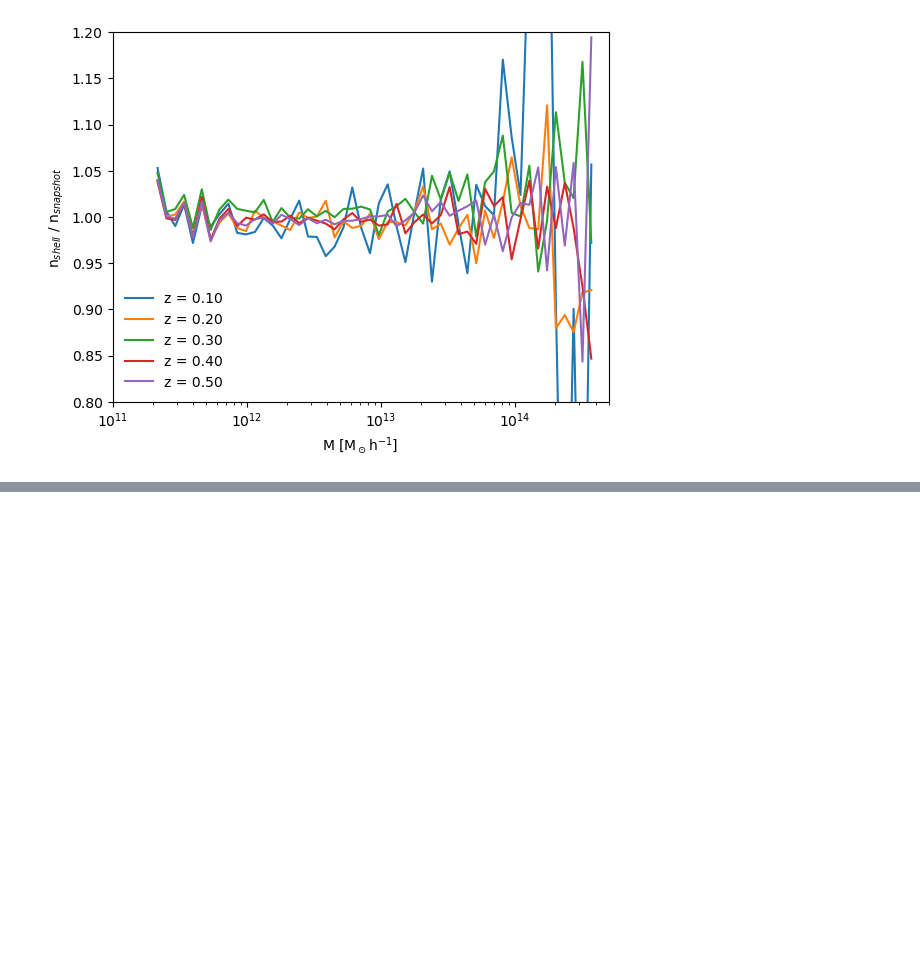
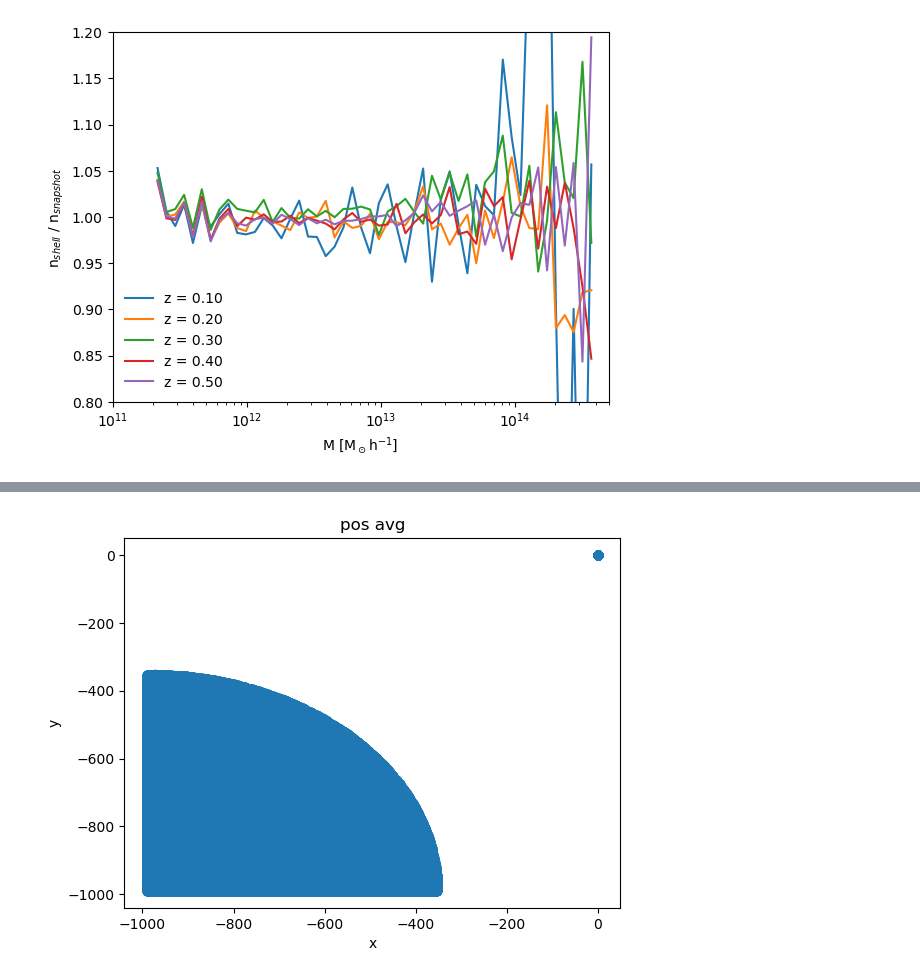
Before and after one commit to JadePiat/Relativistic_effects, a Jupyter notebook: mass_function.ipynb, the cells around one changed output, grey strips where cells are left out. Cells and saved outputs as stored; diff of their text form; code cells hidden in the pictures; blank space fills up the shorter version.

```diff
--- a/mass_function.ipynb
+++ b/mass_function.ipynb
@@ -113,0 +145,7 @@ plt.legend(loc='lower left').draw_frame(False)
+# %%
+plt.title('pos avg')
+plt.xlabel('x')
+plt.ylabel('y')
+plt.scatter(halos['pos_avg'][:,0], halos['pos_avg'][:,1]);
+# %% [output]
+[figure, added]
```
Also changed, not shown: parts of 2 cells of this notebook, 15 other files.
